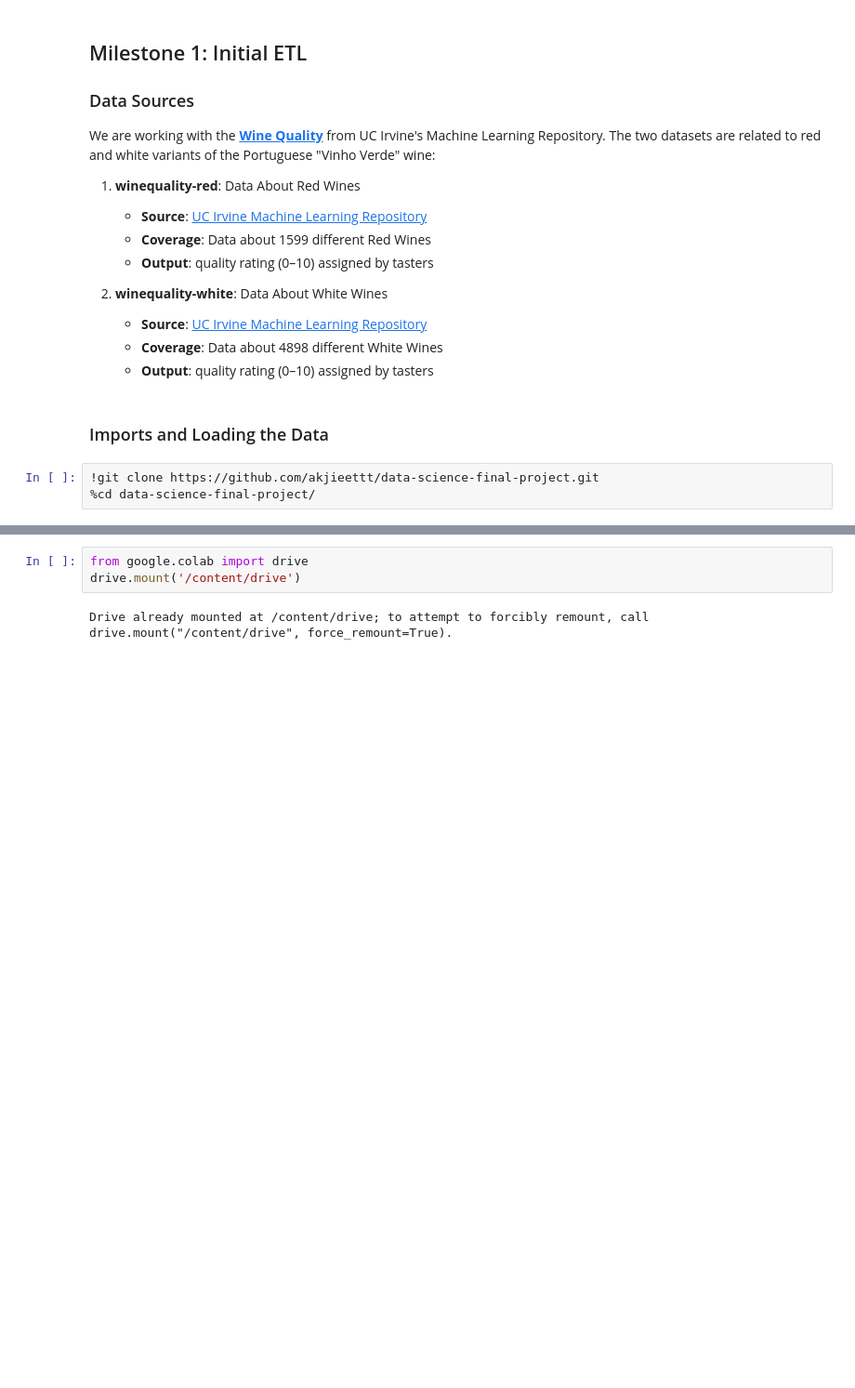
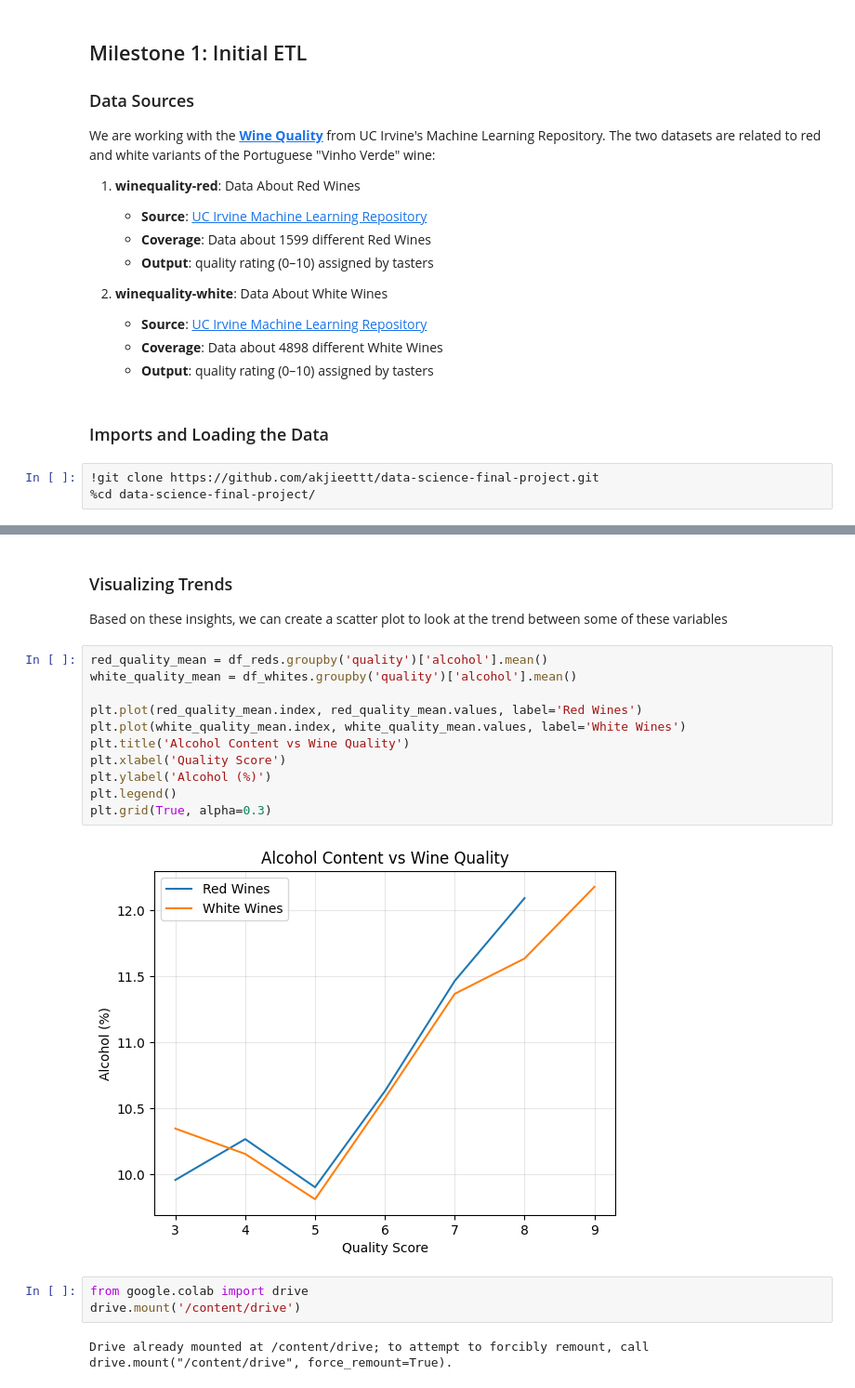
Before and after one commit to akjieettt/data-science-final-project, a Jupyter notebook: DataScienceProject.ipynb, the cells around one changed output, grey strips where cells are left out. Shown at 93% size. Saved outputs shown, nothing was run; the diff lists cells and outputs as text; blank space fills up the shorter version.

```diff
--- a/DataScienceProject.ipynb
+++ b/DataScienceProject.ipynb
@@ -136,3 +213,19 @@ Some More Information About The Dataset
+# %% [markdown]
+### Visualizing Trends
+Based on these insights, we can create a scatter plot to look at the trend between some of these variables
+# %%
+red_quality_mean = df_reds.groupby('quality')['alcohol'].mean()
+white_quality_mean = df_whites.groupby('quality')['alcohol'].mean()
+
+plt.plot(red_quality_mean.index, red_quality_mean.values, label='Red Wines')
+plt.plot(white_quality_mean.index, white_quality_mean.values, label='White Wines')
+plt.title('Alcohol Content vs Wine Quality')
+plt.xlabel('Quality Score')
+plt.ylabel('Alcohol (%)')
+plt.legend()
+plt.grid(True, alpha=0.3)
+# %% [output]
+[figure, added]
 # %%
 from google.colab import drive
 drive.mount('/content/drive')
```
Also changed, not shown: parts of 6 cells of this notebook.
